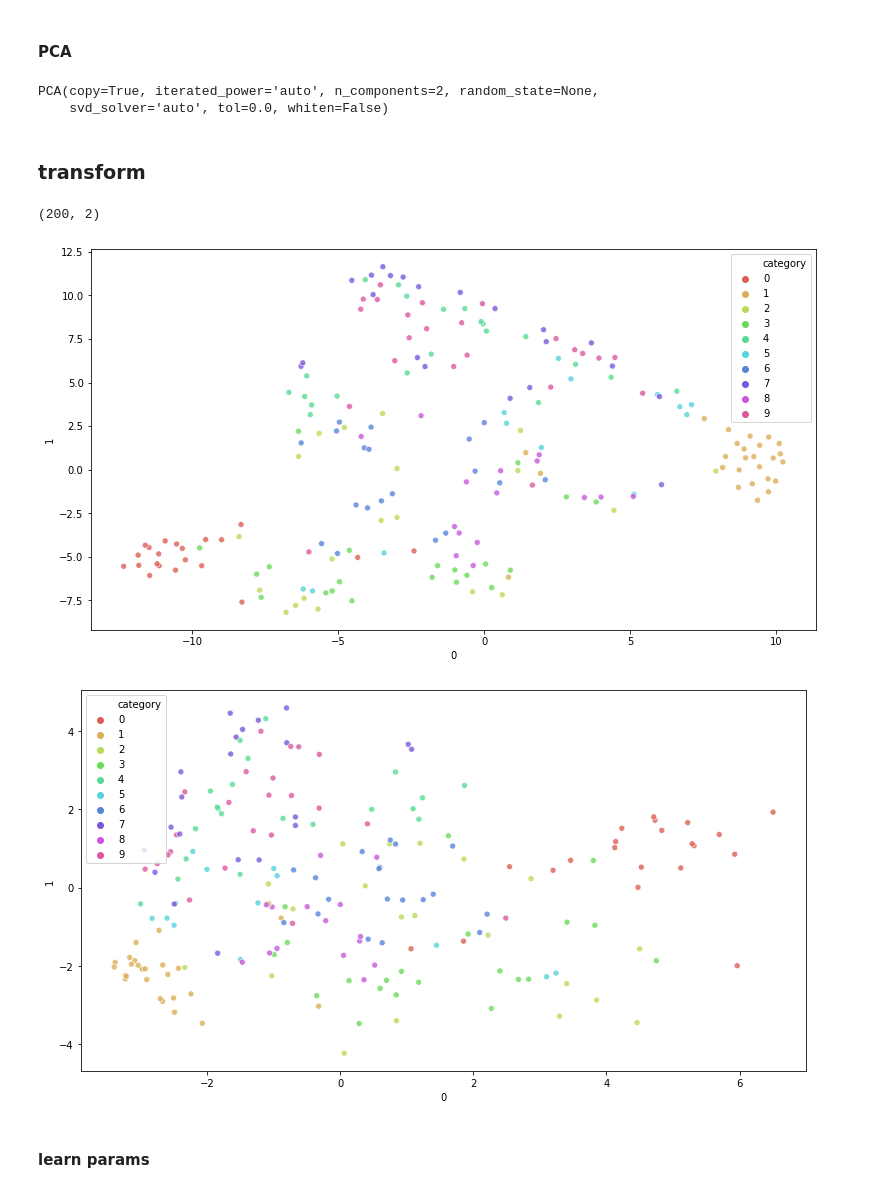
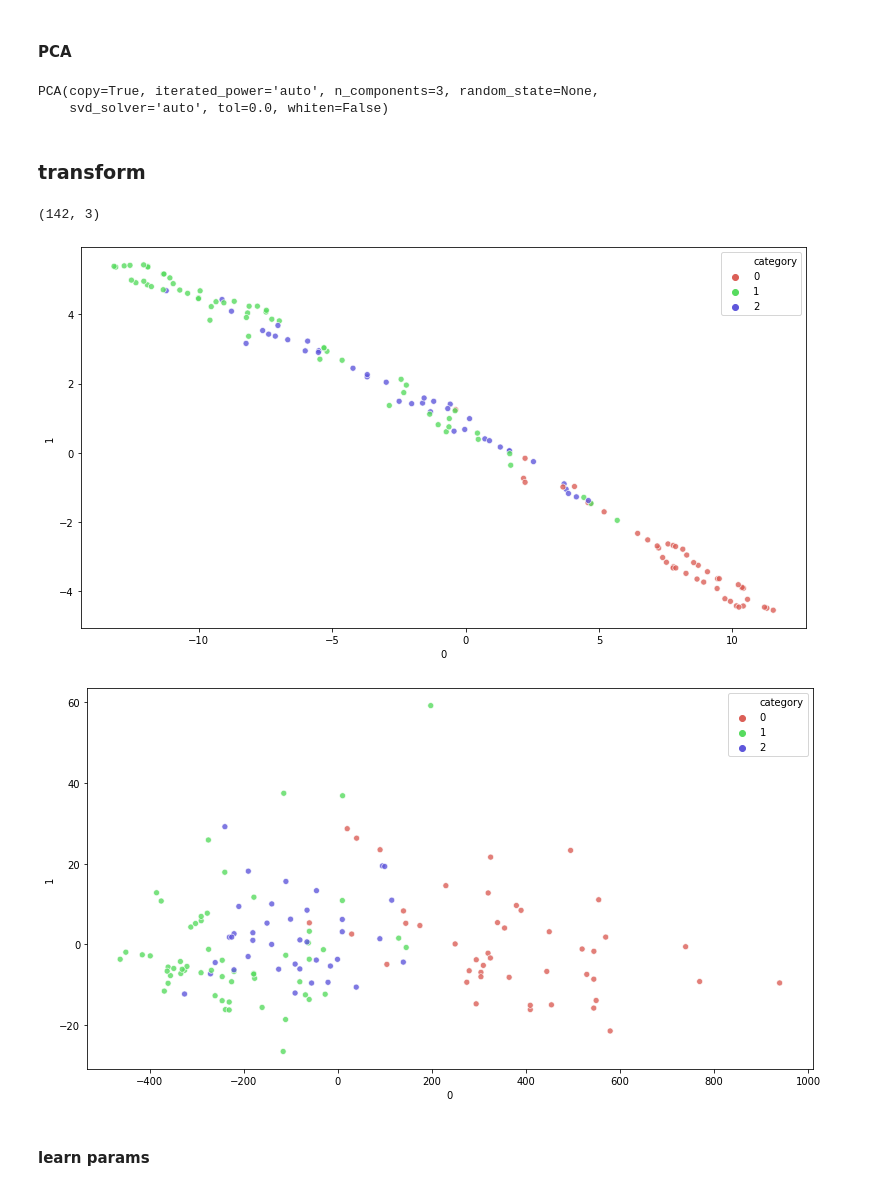
Before and after one commit to RRisto/learning, a Jupyter notebook: linear_algebra_learn/linear_discriminant_analysis/probabilistic_linear_discriminant_analysis.ipynb, the cells around one changed output. Cells and saved outputs as stored; diff of their text form; code cells hidden in the pictures.

Commit message:
plda

```diff
--- a/linear_algebra_learn/linear_discriminant_analysis/probabilistic_linear_discriminant_analysis.ipynb
+++ b/linear_algebra_learn/linear_discriminant_analysis/probabilistic_linear_discriminant_analysis.ipynb
@@ -23,0 +25,8 @@ testing_labels = np.load('mnist_demo/mnist_data/mnist_test_labels.npy')
+# %%
+#wine data for showing how to train plda
+wine = load_wine()
+seed=1
+training_data, testing_data, training_labels, testing_labels=train_test_split(wine.data,
+                                                                              wine.target,
+                                                                              test_size=0.2,
+                                                                              random_state=seed)
@@ -173,4 +203,4 @@ def optimize_maximum_likelihood(X, labels):
 # %%
 data=training_data
 labels=training_labels
-n_principal_components=2
+n_principal_components=3
@@ -213,7 +238,7 @@ matrix_rank=n_principal_components
 pca = PCA(n_components=matrix_rank)
 pca.fit(data)
 # %% [output]
-PCA(copy=True, iterated_power='auto', n_components=2, random_state=None,
+PCA(copy=True, iterated_power='auto', n_components=3, random_state=None,
     svd_solver='auto', tol=0.0, whiten=False)
 # %% [markdown]
 ### transform
@@ -224,7 +247,7 @@ X=pca.transform(data)
 # %%
 X.shape
 # %% [output]
-(200, 2)
+(142, 3)
 # %%
 #plot transformed features
 #use tsne to get 2 dim
@@ -239,7 +262,7 @@ ax = sns.scatterplot(
     x="0", y="1",
     hue="category",
 #     palette=['green', 'orange'],
-        palette=sns.color_palette("hls", 10),
+        palette=sns.color_palette("hls", 3),
     data=df_tsne,
     legend="full",
     alpha=0.8
@@ -248,30 +271,29 @@ plt.setp(ax.get_legend().get_texts(), fontsize='10')  # for legend text
 plt.setp(ax.get_legend().get_title(), fontsize='10')  # for legend title
 plt.show()
 # %% [output]
-[figure, old version]
+[figure, new version]
 # %%
 #plot pca features, if only 2-dim
 pca_2dim = PCA(n_components=2)
 pca_2dim.fit(data)
 X_2dim=pca_2dim.transform(data)
 df_x2dim=pd.DataFrame(X_2dim)
 df_x2dim['category']=labels
 
 plt.figure(figsize=(13, 7))
 ax = sns.scatterplot(
     x=0, y=1,
     hue="category",
-#     palette=['green', 'orange'],
-        palette=sns.color_palette("hls", 10),
+        palette=sns.color_palette("hls", 3),
     data=df_x2dim,
     legend="full",
     alpha=0.8
 )
 plt.setp(ax.get_legend().get_texts(), fontsize='10')  # for legend text
 plt.setp(ax.get_legend().get_title(), fontsize='10')  # for legend title
 plt.show()
 # %% [output]
-[figure, old version]
+[figure, new version]
 # %% [markdown]
 #### learn params
 # %%
```
Also changed, not shown: parts of 140 cells of this notebook.
